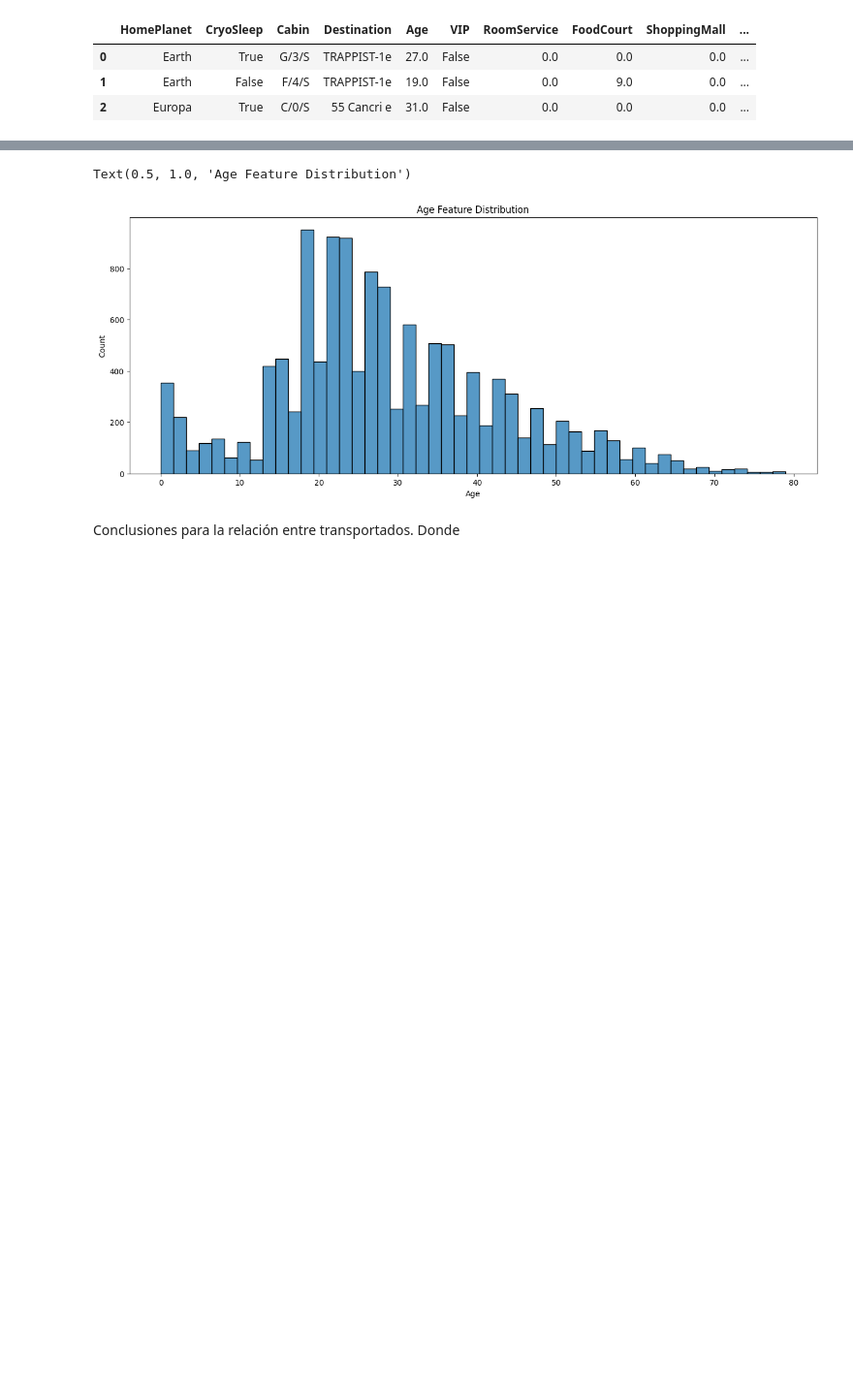
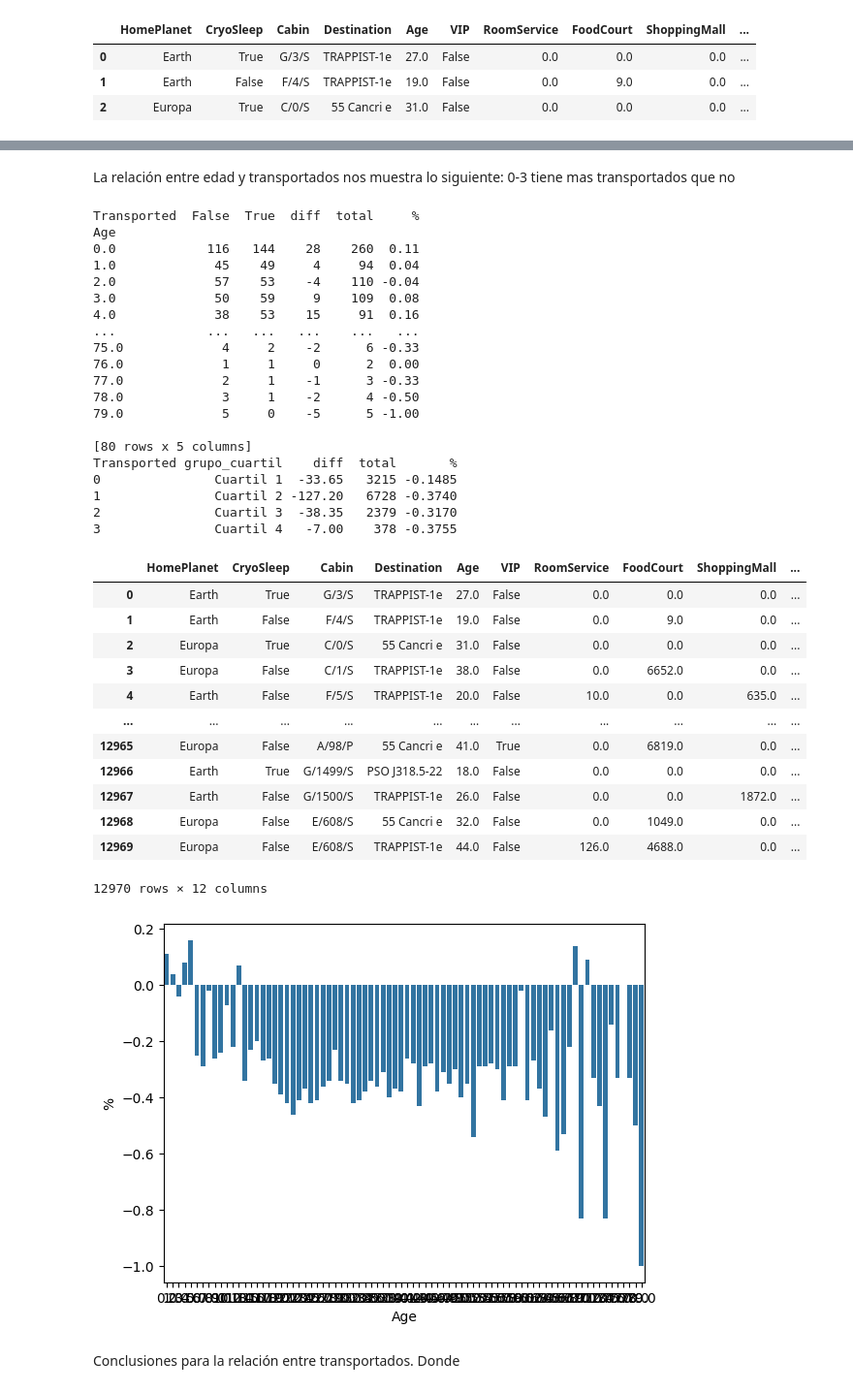
Before and after one commit to FEFO2/Spaceship-titanic, a Jupyter notebook: src/EDA2.ipynb, the cells around one changed output, grey strips where cells are left out. Shown at 97% size. Drawn from its saved outputs; the diff is of its cells as text; code cells hidden in the pictures; blank space fills up the shorter version.

```diff
--- a/src/EDA2.ipynb
+++ b/src/EDA2.ipynb
@@ -50,10 +51,67 @@ Text(0.5, 1.0, 'Age Feature Distribution')
-# %%
-plt.figure(figsize=(16,6))
-sns.histplot(x=total_data["Age"])
-plt.title("Age Feature Distribution")
-# %% [output]
-Text(0.5, 1.0, 'Age Feature Distribution')
-[figure, removed]
+# %% [markdown]
+La relación entre edad y transportados nos muestra lo siguiente:
+0-3 tiene mas transportados que no
+# %%
+age_transported_counts = total_data.groupby(['Age','Transported']).size().unstack(fill_value=0)
+age_transported_counts['diff'] = age_transported_counts[True] - age_transported_counts[False]
+age_transported_counts["total"] = age_transported_counts[True] + age_transported_counts[False]
+age_transported_counts["%"] = round(age_transported_counts['diff'] / age_transported_counts["total"],2)
+print(age_transported_counts)
+
+sns.barplot(x= age_transported_counts.index,
+            y= age_transported_counts['%'],
+            )
+
+
+age_transported_counts = age_transported_counts.reset_index()
+
+# Crear los grupos basados en cuartiles (o cualquier otro número de grupos que desees)
+age_transported_counts['grupo_cuartil'] = pd.qcut(age_transported_counts['Age'], q=4, labels=["Cuartil 1", "Cuartil 2", "Cuartil 3", "Cuartil 4"])
+
+# Ahora podemos agrupar por estos cuartiles y calcular la diferencia media en cada grupo
+grupo_cuartiles = age_transported_counts.groupby('grupo_cuartil').agg({
+    'diff': 'mean',  # Promedio de las diferencias
+    'total': 'sum',  # Suma del total de personas en cada cuartil
+    '%': 'mean'      # Promedio de las diferencias porcentuales
+}).reset_index()
+
+# Ver el resultado
+print(grupo_cuartiles)
+# %% [output]
+Transported  False  True  diff  total     %
+Age
+0.0            116   144    28    260  0.11
+1.0             45    49     4     94  0.04
+2.0             57    53    -4    110 -0.04
+3.0             50    59     9    109  0.08
+4.0             38    53    15     91  0.16
+...            ...   ...   ...    ...   ...
+75.0             4     2    -2      6 -0.33
+76.0             1     1     0      2  0.00
+77.0             2     1    -1      3 -0.33
+78.0             3     1    -2      4 -0.50
+79.0             5     0    -5      5 -1.00
+
+[80 rows x 5 columns]
+Transported grupo_cuartil    diff  total       %
+0               Cuartil 1  -33.65   3215 -0.1485
+1               Cuartil 2 -127.20   6728 -0.3740
+2               Cuartil 3  -38.35   2379 -0.3170
+3               Cuartil 4   -7.00    378 -0.3755
+|  | HomePlanet | CryoSleep | Cabin | Destination | Age | VIP | RoomService | FoodCourt | ShoppingMall | ... |
+| 0 | Earth | True | G/3/S | TRAPPIST-1e | 27.0 | False | 0.0 | 0.0 | 0.0 | ... |
+| 1 | Earth | False | F/4/S | TRAPPIST-1e | 19.0 | False | 0.0 | 9.0 | 0.0 | ... |
+| 2 | Europa | True | C/0/S | 55 Cancri e | 31.0 | False | 0.0 | 0.0 | 0.0 | ... |
+| 3 | Europa | False | C/1/S | TRAPPIST-1e | 38.0 | False | 0.0 | 6652.0 | 0.0 | ... |
+| 4 | Earth | False | F/5/S | TRAPPIST-1e | 20.0 | False | 10.0 | 0.0 | 635.0 | ... |
+| ... | ... | ... | ... | ... | ... | ... | ... | ... | ... | ... |
+| 12965 | Europa | False | A/98/P | 55 Cancri e | 41.0 | True | 0.0 | 6819.0 | 0.0 | ... |
+| 12966 | Earth | True | G/1499/S | PSO J318.5-22 | 18.0 | False | 0.0 | 0.0 | 0.0 | ... |
+| 12967 | Earth | False | G/1500/S | TRAPPIST-1e | 26.0 | False | 0.0 | 0.0 | 1872.0 | ... |
+| 12968 | Europa | False | E/608/S | 55 Cancri e | 32.0 | False | 0.0 | 1049.0 | 0.0 | ... |
+| 12969 | Europa | False | E/608/S | TRAPPIST-1e | 44.0 | False | 126.0 | 4688.0 | 0.0 | ... |
+12970 rows × 12 columns
+[figure, added]
 # %% [markdown]
 Conclusiones para la relación entre transportados.
 Donde
```
Also changed, not shown: parts of 1 cell of this notebook, 1 other file.
